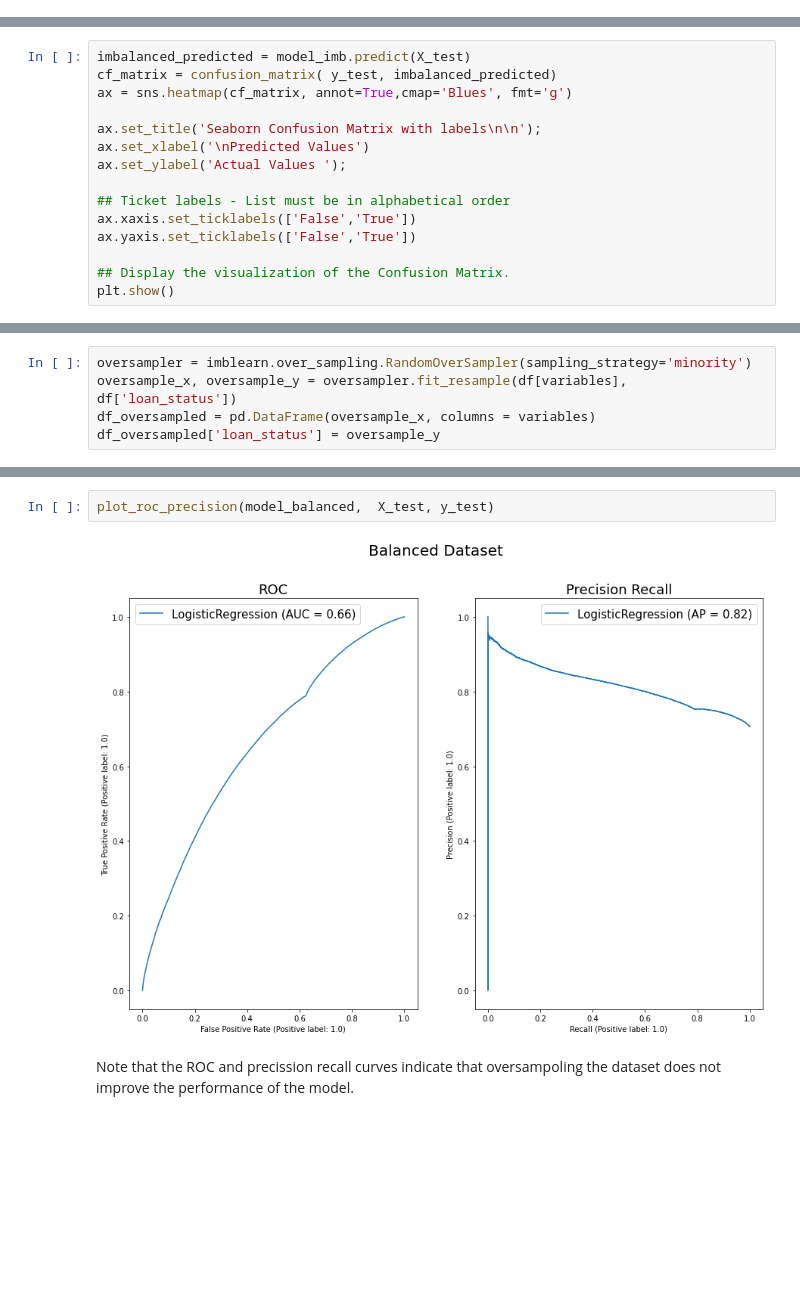
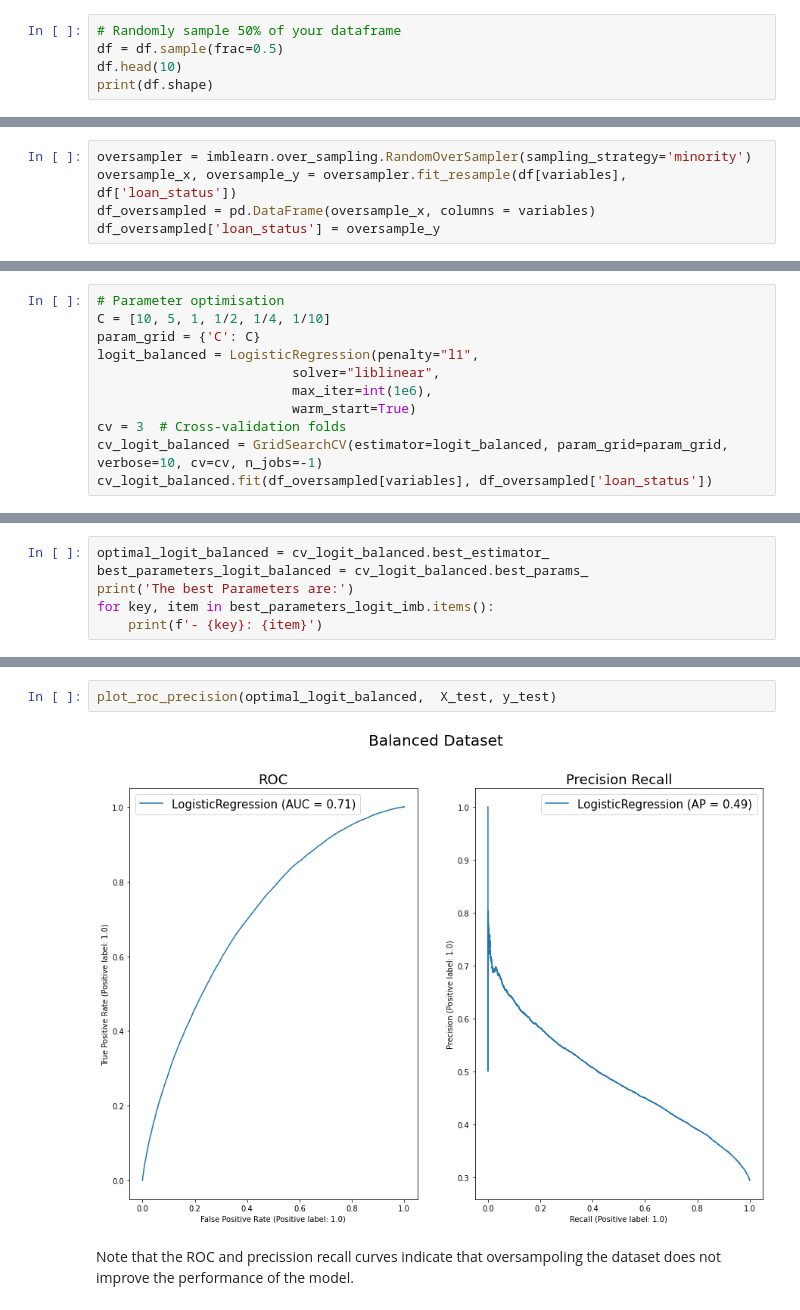
Before and after one commit to apurvk2000/Big-Data-Project, a Jupyter notebook: logistic_forest.ipynb, the cells around one changed output, grey strips where cells are left out. Saved outputs shown, nothing was run; the diff lists cells and outputs as text; blank space fills up the shorter version.

Commit message:
logistic now implements cv for penalty parameter, also data has been cut to the half

```diff
--- a/logistic_forest.ipynb
+++ b/logistic_forest.ipynb
@@ -62,0 +93,5 @@ df.head(10)
+# %%
+# Randomly sample 50% of your dataframe
+df = df.sample(frac=0.5)
+df.head(10)
+print(df.shape)
@@ -107,15 +167,0 @@ Logistic score imbalanced: 0.7243539234467055
-# %%
-imbalanced_predicted = model_imb.predict(X_test)
-cf_matrix = confusion_matrix( y_test, imbalanced_predicted)
-ax = sns.heatmap(cf_matrix, annot=True,cmap='Blues', fmt='g')
-
-ax.set_title('Seaborn Confusion Matrix with labels\n\n');
-ax.set_xlabel('\nPredicted Values')
-ax.set_ylabel('Actual Values ');
-
-## Ticket labels - List must be in alphabetical order
-ax.xaxis.set_ticklabels(['False','True'])
-ax.yaxis.set_ticklabels(['False','True'])
-
-## Display the visualization of the Confusion Matrix.
-plt.show()
@@ -172,0 +217,11 @@ balanced_predicted = model_balanced.predict(df_oversampled[variables])
+# %%
+# Parameter optimisation
+C = [10, 5, 1, 1/2, 1/4, 1/10]
+param_grid = {'C': C}
+logit_balanced = LogisticRegression(penalty="l1",
+                         solver="liblinear",
+                         max_iter=int(1e6),
+                         warm_start=True)
+cv = 3  # Cross-validation folds
+cv_logit_balanced = GridSearchCV(estimator=logit_balanced, param_grid=param_grid, verbose=10, cv=cv, n_jobs=-1)
+cv_logit_balanced.fit(df_oversampled[variables], df_oversampled['loan_status'])
@@ -172,0 +239,6 @@ balanced_predicted = model_balanced.predict(df_oversampled[variables])
+# %%
+optimal_logit_balanced = cv_logit_balanced.best_estimator_
+best_parameters_logit_balanced = cv_logit_balanced.best_params_
+print('The best Parameters are:')
+for key, item in best_parameters_logit_imb.items():
+    print(f'- {key}: {item}')
@@ -194,7 +257,7 @@ plt.show()
 # %%
-plot_roc_precision(model_balanced,  X_test, y_test)
+plot_roc_precision(optimal_logit_balanced,  X_test, y_test)
 # %% [output]
-[figure, old version]
+[figure, new version]
 # %% [markdown]
 Note that the ROC and precission recall curves indicate that oversampoling the dataset does not improve the performance of the model.
 # %%
```
Also changed, not shown: parts of 46 cells of this notebook.
